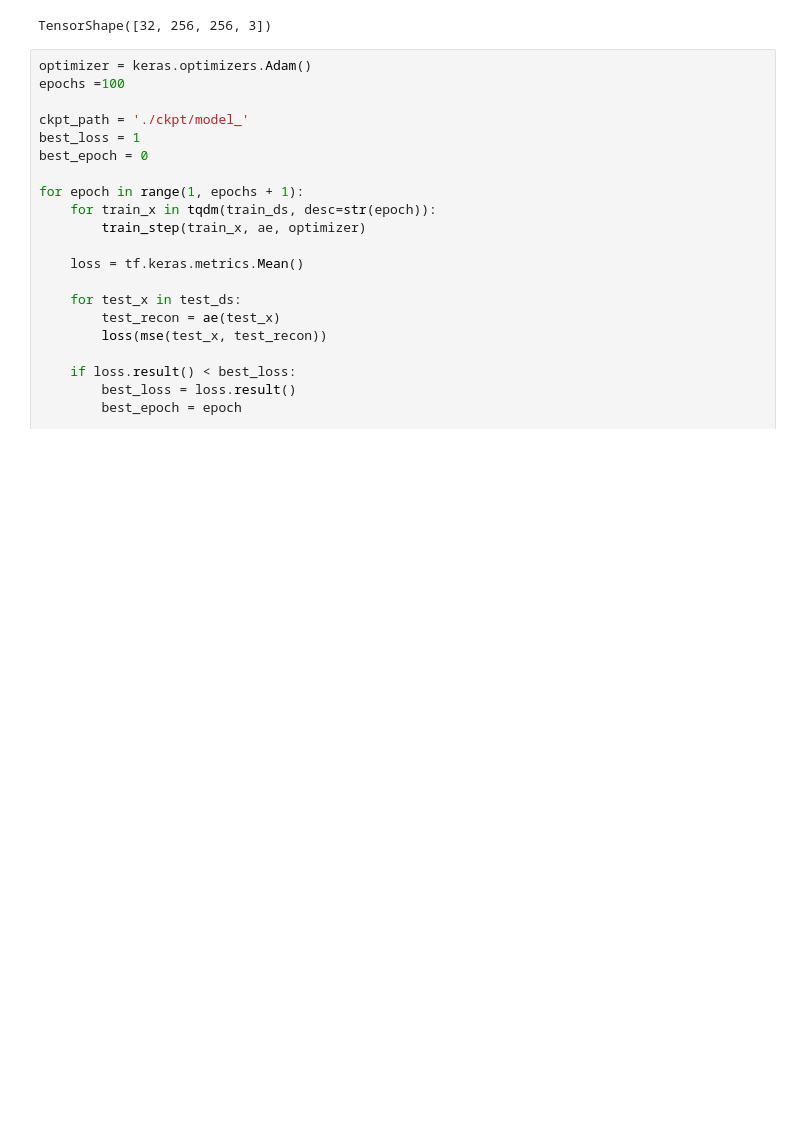
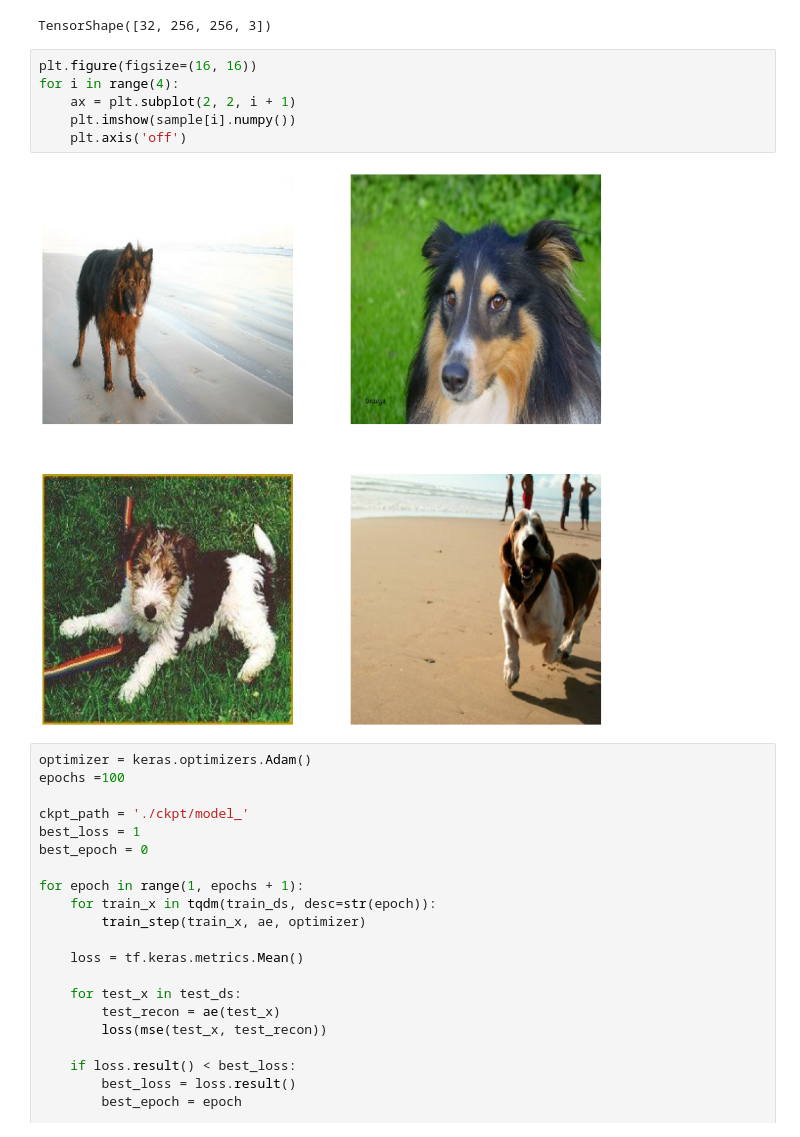
Before and after one commit to kwjinwoo/Dog_face_landmark_detection, a Jupyter notebook: autoencoder/train_perceptual.ipynb, the cells around one changed output. Saved outputs shown, nothing was run; the diff lists cells and outputs as text; blank space fills up the shorter version.

Commit message:
Add Training sample image

```diff
--- a/autoencoder/train_perceptual.ipynb
+++ b/autoencoder/train_perceptual.ipynb
@@ -69,6 +71,14 @@ for t in test_ds.take(1):
 sample.shape
 # %% [output]
 TensorShape([32, 256, 256, 3])
+# %%
+plt.figure(figsize=(16, 16))
+for i in range(4):
+    ax = plt.subplot(2, 2, i + 1)
+    plt.imshow(sample[i].numpy())
+    plt.axis('off')
+# %% [output]
+[figure, added]
 # %%
 optimizer = keras.optimizers.Adam()
 epochs =100
```
Also changed, not shown: parts of 1 cell of this notebook, 1 other file.
